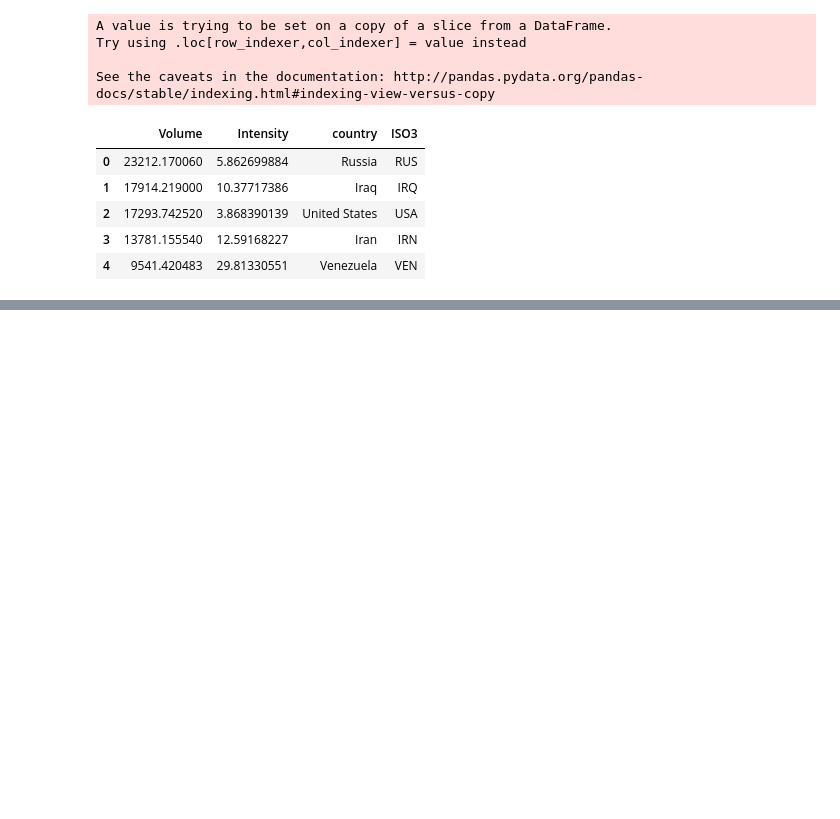
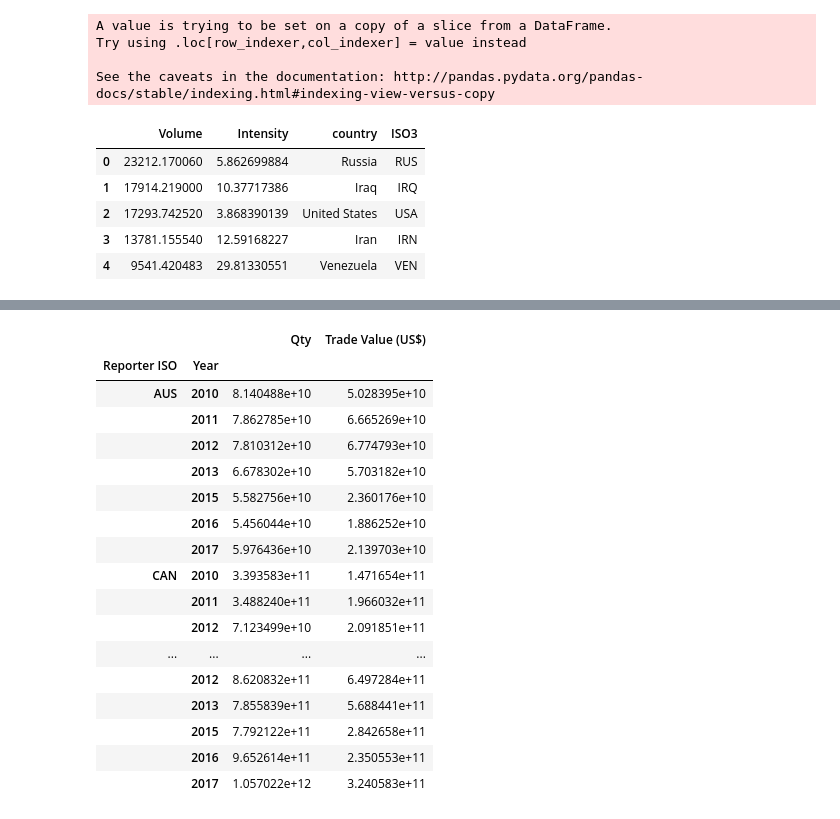
Before and after one commit to worldbank/INFRA_SAP, a Jupyter notebook: Notebooks/DP_INFRA_B_MappingImportedFlaring.ipynb, the cells around one changed output, grey strips where cells are left out. Saved outputs shown, nothing was run; the diff lists cells and outputs as text; code cells hidden in the pictures; blank space fills up the shorter version.

```diff
--- a/Notebooks/DP_INFRA_B_MappingImportedFlaring.ipynb
+++ b/Notebooks/DP_INFRA_B_MappingImportedFlaring.ipynb
@@ -30,7 +30,8 @@ import numpy as np
 # %%
 # Define input variables
 # COMTRADE data can be downloaded here - https://datacatalog.worldbank.org/dataset/global-comtrade-flows-data
-comtrade_file = '/home/wb411133/data/Projects/INFRA/FLOWS/Oil_CRUDE_ONLY/GEOJSON/country_flows_imports.geojson'
+#comtrade_file = '/home/wb411133/data/Projects/INFRA/FLOWS/OIL_CRUDE_ONLY_2021/GEOJSON/country_flows_imports.geojson'
+comtrade_file = "/home/wb411133/data/Projects/INFRA/FLOWS/Oil UNComtrade 0115.csv"
 flare_data = '/home/public/Data/GLOBAL/INFRA/FLARING/2019_flare_catalog.csv'
 flare_national_data = '/home/public/Data/GLOBAL/INFRA/FLARING/National_flaring_2019.csv'
 out_folder = "/home/wb411133/data/Projects/INFRA/FLARING/Data"
@@ -127,7 +113,7 @@ See the caveats in the documentation: http://pandas.pydata.org/pandas-docs/stabl
 #Combine the flare intensity information with the comtrade data
 in_flaring_combined = pd.merge(inCom, flare_2019, left_on="Partner ISO", right_on="ISO3", how="left")
 #Drop unnecessary columns
-in_flaring_combined = in_flaring_combined.drop(['Reporter_Pt', 'Partner_Pt', 'geometry', 'country', 'ISO3'], axis=1)
+in_flaring_combined = in_flaring_combined.drop(['geometry', 'country', 'ISO3'], axis=1)
 
 def tryFloat(x):
     try:
@@ -137,7 +123,7 @@ def tryFloat(x):
 
 # Multiply the TOE from the comtrade data by the intensity information
 ### TODO: TOE is not the unit appropriate for intensity calculations; however, the relative rank is still useful
-in_flaring_combined['TOE'] = in_flaring_combined['TOE'].apply(float)
+in_flaring_combined['Qty'] = in_flaring_combined['Qty'].apply(tryFloat)
+in_flaring_combined['Trade Value (US$)'] = in_flaring_combined['Trade Value (US$)'].apply(tryFloat)
 in_flaring_combined['Intensity'] = in_flaring_combined['Intensity'].apply(tryFloat)
-in_flaring_combined['TOE_I'] = in_flaring_combined['TOE'] * in_flaring_combined['Intensity']
-in_flaring_combined.head()
+in_flaring_combined['Qty_I'] = in_flaring_combined['Qty'] * in_flaring_combined['Intensity']
@@ -159,0 +130,23 @@ in_flaring_combined.loc[(in_flaring_combined['Reporter ISO'] == "JPN") & (in_fla
+# %%
+tempD = in_flaring_combined.loc[in_flaring_combined['Reporter ISO'].isin(['AUS','USA','CAN', 'NZL','JPN'])]
+tempD = tempD.loc[tempD['Commodity Code'] == '333']
+tempD.loc[:,['Reporter ISO', 'Partner ISO', 'Year', 'Qty', 'Trade Value (US$)']].groupby(['Reporter ISO', 'Year']).sum()
+# %% [output]
+|  |  | Qty | Trade Value (US$) |
+| Reporter ISO | Year |  |  |
+| AUS | 2010 | 8.140488e+10 | 5.028395e+10 |
+|  | 2011 | 7.862785e+10 | 6.665269e+10 |
+|  | 2012 | 7.810312e+10 | 6.774793e+10 |
+|  | 2013 | 6.678302e+10 | 5.703182e+10 |
+|  | 2015 | 5.582756e+10 | 2.360176e+10 |
+|  | 2016 | 5.456044e+10 | 1.886252e+10 |
+|  | 2017 | 5.976436e+10 | 2.139703e+10 |
+| CAN | 2010 | 3.393583e+11 | 1.471654e+11 |
+|  | 2011 | 3.488240e+11 | 1.966032e+11 |
+|  | 2012 | 7.123499e+10 | 2.091851e+11 |
+| ... | ... | ... | ... |
+|  | 2012 | 8.620832e+11 | 6.497284e+11 |
+|  | 2013 | 7.855839e+11 | 5.688441e+11 |
+|  | 2015 | 7.792122e+11 | 2.842658e+11 |
+|  | 2016 | 9.652614e+11 | 2.350553e+11 |
+|  | 2017 | 1.057022e+12 | 3.240583e+11 |
```
Also changed, not shown: parts of 8 cells of this notebook, 4 other files.
